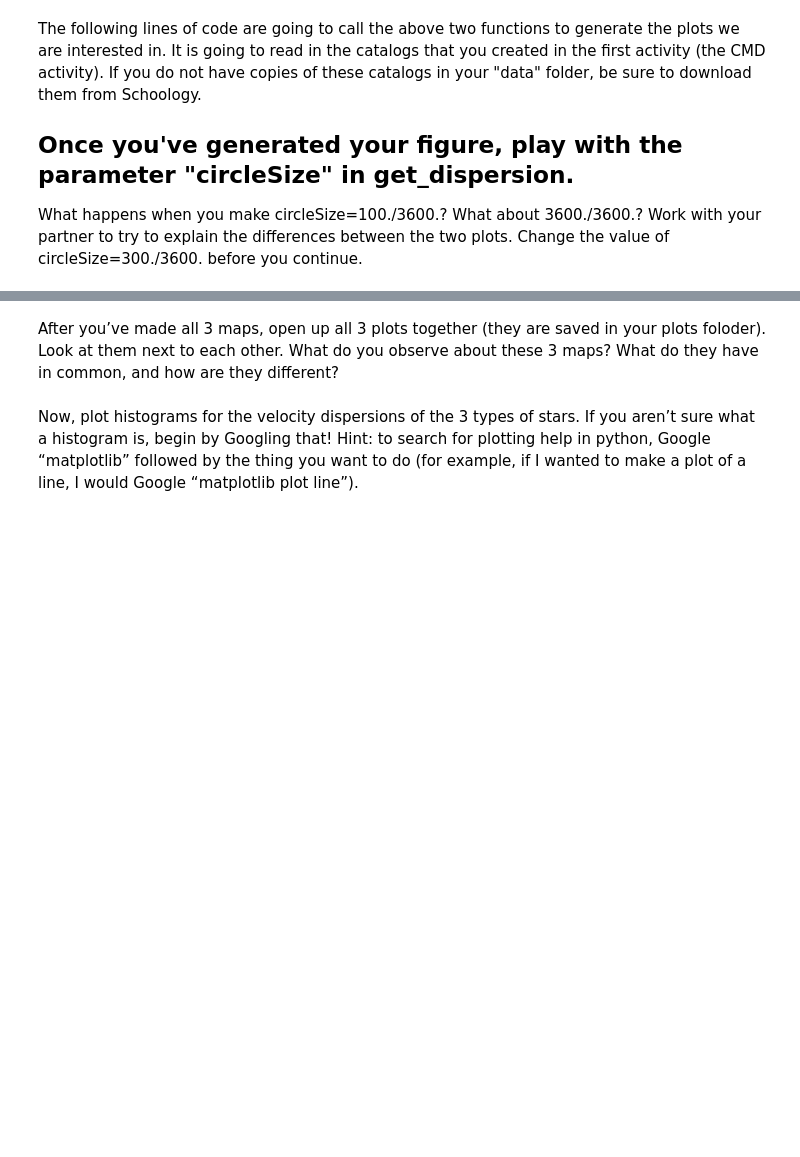
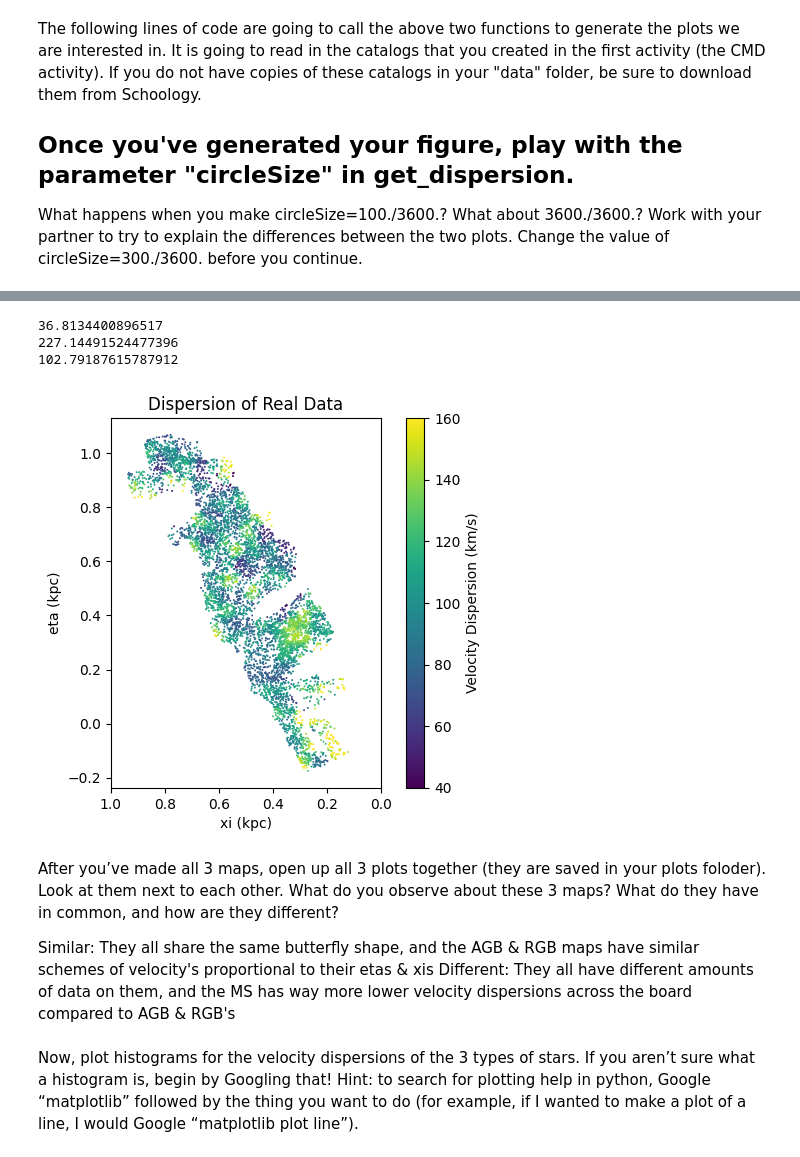
Before and after one commit to SalmaLilad/UCSC-PYaR-Research, a Jupyter notebook: programs/6-Velocity Dispersion Activity.ipynb, the cells around one changed output, grey strips where cells are left out. Cells and saved outputs as stored; diff of their text form; code cells hidden in the pictures; blank space fills up the shorter version.

```diff
--- a/programs/6-Velocity Dispersion Activity.ipynb
+++ b/programs/6-Velocity Dispersion Activity.ipynb
@@ -90,4 +118,32 @@ show_map(xi, eta, ms_sigma, 'Velocity dispersion (km/s)', '../plots/MS_dispersio
+# %%
+xi, eta, v = np.loadtxt('../data/RGBcatalog.txt', unpack = True, usecols = (2, 3, 6))
+
+##IMPORTANT: THESE NEXT FEW LINES ACCOUNT FOR A BUG IN THE CATALOGS.
+##MAKE SURE YOU INCLUDE THESE LINES IN YOUR AGB AND RGB CODES.
+#___________________________
+keep=(np.abs(v) < 1000.)
+xi=xi[keep]
+eta=eta[keep]
+v=v[keep]
+#___________________________
+
+#Calculate dispersion
+rgb_sigma = get_dispersion(xi, eta, v)
+print(np.min(rgb_sigma))
+print(np.max(rgb_sigma))
+print(np.mean(rgb_sigma))
+
+#Generate velocity map
+show_map(xi, eta, rgb_sigma, 'Velocity dispersion (km/s)', '../plots/RGB_dispersion_map.png')
+# %% [output]
+36.8134400896517
+227.14491524477396
+102.79187615787912
+[figure, added]
 # %% [markdown]
 After you’ve made all 3 maps, open up all 3 plots together (they are saved in your plots foloder). Look at them next to each other. What do you observe about these 3 maps? What do they have in common, and how are they different?
+
+Similar: They all share the same butterfly shape, and the AGB & RGB maps have similar schemes of velocity's proportional to their etas & xis
+Different: They all have different amounts of data on them, and the MS has way more lower velocity dispersions across the board compared to AGB & RGB's
 # %% [markdown]
 Now, plot histograms for the velocity dispersions of the 3 types of stars. If you aren’t sure what a histogram is, begin by Googling that! Hint: to search for plotting help in python, Google “matplotlib” followed by the thing you want to do (for example, if I wanted to make a plot of a line, I would Google “matplotlib plot line”).
```
Also changed, not shown: parts of 11 cells of this notebook, 7 other files.
